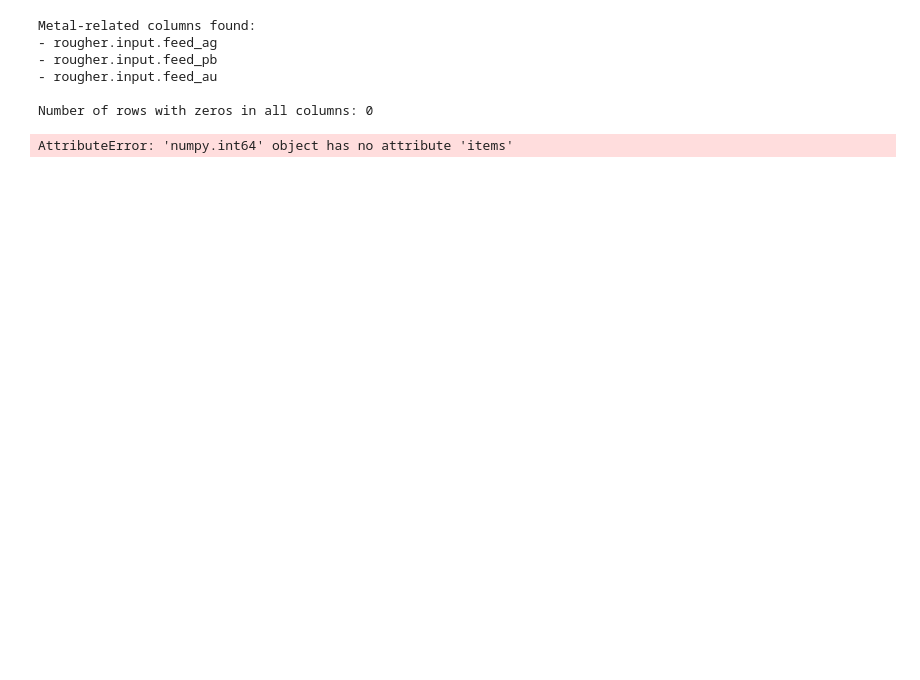
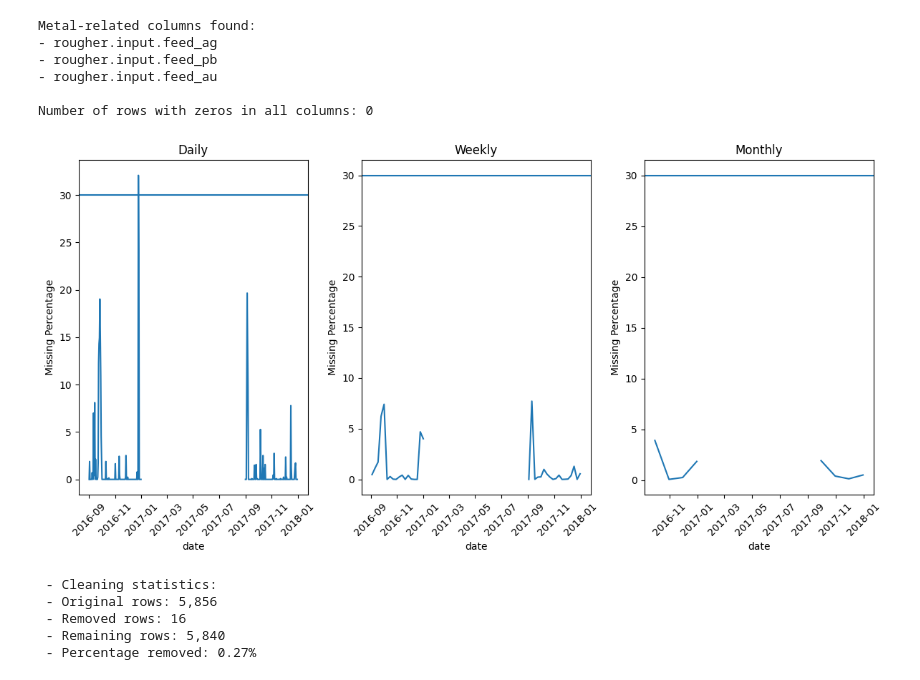
Before and after one commit to alangudi417/industrial-gold-recovery-prediction, a Jupyter notebook: notebooks/gold_recovery.ipynb, the cells around one changed output. Cells and saved outputs as stored; diff of their text form; code cells hidden in the pictures; blank space fills up the shorter version.

```diff
--- a/notebooks/gold_recovery.ipynb
+++ b/notebooks/gold_recovery.ipynb
@@ -407,6 +364,7 @@ Therefore, metal concentration features (ag, pb, au) are likely to introduce noi
 """
 # Replace zeros for null values, applied for metal-related columns
 gold_test_clean, metal_columns = clear_metal_columns(gold_test_clean)
+gold_test_clean = zeros_null(gold_test_clean, metal_columns)
 
 # Confirm no zeros are in the dataset
 rows_zeros_test = gold_test_clean[(gold_test_clean == 0).all(axis=1)]
@@ -423,24 +381,29 @@ Number of rows with zeros in all columns: 0
 # %%
 """
 Findings:
 in the gold recovery context, the columns and rows along the dataset are critical.
-30% of data missingness along the rows is set as threshold to delete the rows, considering this threshold as safe limit before having 'noise'
-if we impute these rows. These rows can be due to:
+30% of data missingness along the rows is set as threshold to delete the rows, considering this threshold as safe limit before having 'noise' if we impute these rows.
+These rows can be due to:
 - Shutdown periods
 - Maintenance Windows
 - Critical sensors not working properly
+
+Now, to confirm this, i compared from different frequencies, looking for patterns that can help me to have more insight about the null values.
 """
-# Comparison over time
+# Average percentage of missing values over time
 gold_test_clean['percent'] = gold_test_clean.isnull().mean(axis=1) * 100
-gold_test_clean = gold_test_clean.sort_values('date')
+results_test = missing_values_over_time(gold_test_clean, 'date', 'percent')
 
-# Average percentage of missing values over time
-results_test = missing_values_over_time(gold_test_clean, threshold=30)
-
-for label, count in results_test.items():
-    print(f"The number of rows > threshold with freq '{label}' is: {count}")
+# Plot the results
+plot_missing_result(results_test)
 # %% [output]
-AttributeError: 'numpy.int64' object has no attribute 'items'
+[figure, added]
 # %%
 # Remove rows above threshold
-gold_test_clean = remove_high_null(gold_test, threshold=30)
+gold_test_clean = remove_high_null(gold_test_clean, 'percent', 30)
+# %% [output]
+ - Cleaning statistics:
+ - Original rows: 5,856
+ - Removed rows: 16
+ - Remaining rows: 5,840
+ - Percentage removed: 0.27%
```
Also changed, not shown: parts of 9 cells of this notebook.
